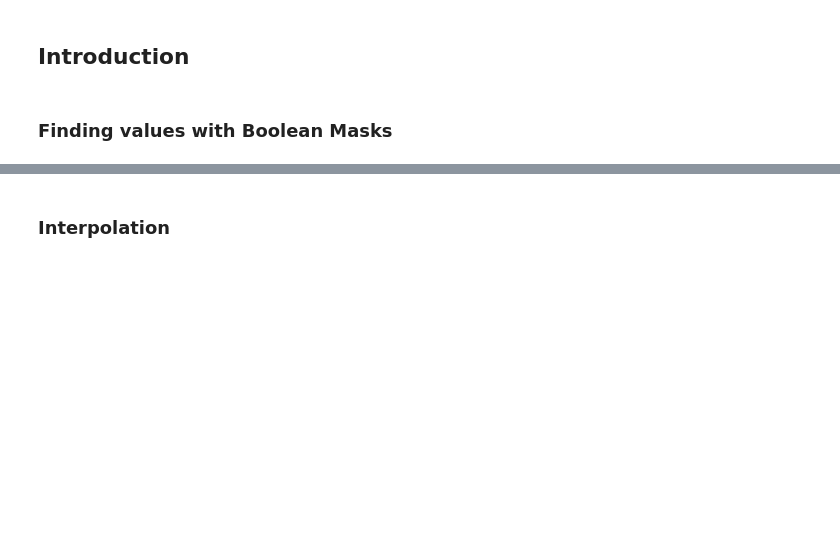
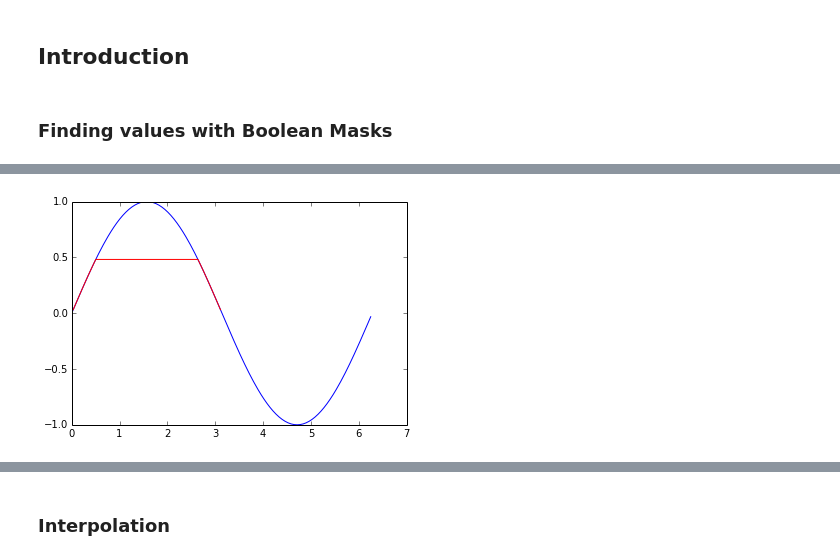
Before and after one commit to pnguye41/PHYS202-S14, a Jupyter notebook: SciPy/InterpolationTour.ipynb, the cells around one changed output, grey strips where cells are left out. Saved outputs shown, nothing was run; the diff lists cells and outputs as text; code cells hidden in the pictures; blank space fills up the shorter version.

```diff
--- a/SciPy/InterpolationTour.ipynb
+++ b/SciPy/InterpolationTour.ipynb
@@ -12,0 +19,6 @@ Populating the interactive namespace from numpy and matplotlib
+# %%
+ii = (np.sin(theta)>0) & (np.sin(theta)<0.5)
+plt.plot(theta, np.sin(theta), theta[ii], np.sin(theta[ii]), "r-")
+plt.show()
+# %% [output]
+[figure, added]
```
Also changed, not shown: parts of 14 cells of this notebook, 2 other files.
